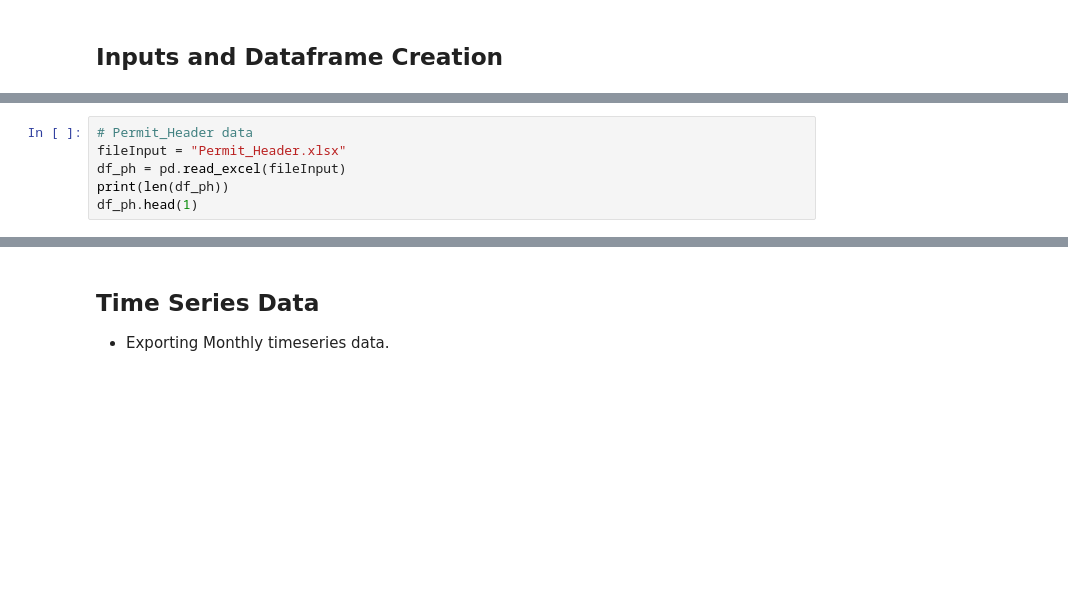
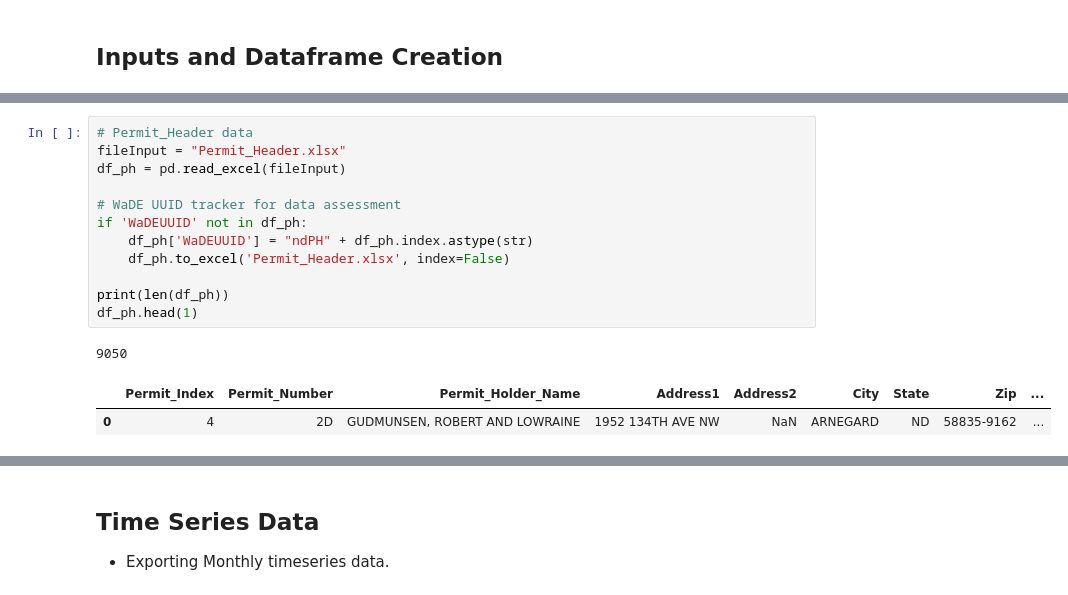
Before and after one commit to WSWCWaterDataExchange/MappingStatesDataToWaDE2.0, a Jupyter notebook: NorthDakota/SiteSpecificAmounts/0_PreProcessNDSiteSpecificData.ipynb, the cells around one changed output, grey strips where cells are left out. Saved outputs shown, nothing was run; the diff lists cells and outputs as text; blank space fills up the shorter version.

```diff
--- a/NorthDakota/SiteSpecificAmounts/0_PreProcessNDSiteSpecificData.ipynb
+++ b/NorthDakota/SiteSpecificAmounts/0_PreProcessNDSiteSpecificData.ipynb
@@ -46,9 +69,19 @@ df_pod.head(1)
 # %%
 # Permit_Header data
 fileInput = "Permit_Header.xlsx"
 df_ph = pd.read_excel(fileInput)
+
+# WaDE UUID tracker for data assessment
+if 'WaDEUUID' not in df_ph:
+    df_ph['WaDEUUID'] = "ndPH" + df_ph.index.astype(str)
+    df_ph.to_excel('Permit_Header.xlsx', index=False)
+
 print(len(df_ph))
 df_ph.head(1)
+# %% [output]
+9050
+|  | Permit_Index | Permit_Number | Permit_Holder_Name | Address1 | Address2 | City | State | Zip | ... |
+| 0 | 4 | 2D | GUDMUNSEN, ROBERT AND LOWRAINE | 1952 134TH AVE NW | NaN | ARNEGARD | ND | 58835-9162 | ... |
 # %%
 # Left-Join data
 df = pd.merge(df_wu, df_pod, on='POD_Index', how='left')
```
Also changed, not shown: parts of 22 cells of this notebook, 4 other files.
